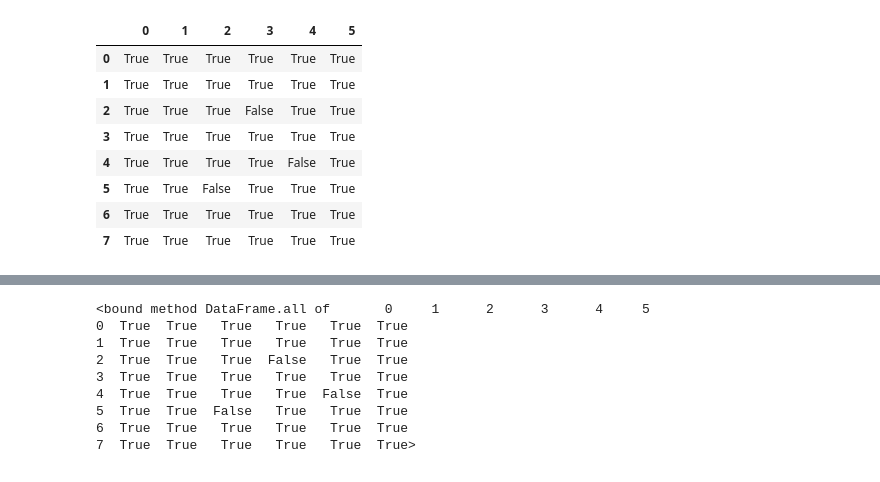
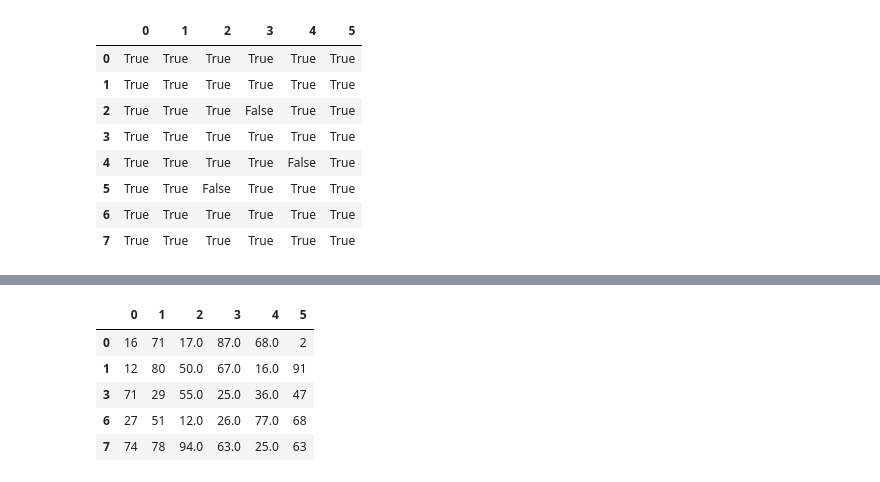
Before and after one commit to LangKeOvO/datecontest, a Jupyter notebook: ttest/temp/基于pandas的数据清洗.ipynb, the cells around one changed output, grey strips where cells are left out. Saved outputs shown, nothing was run; the diff lists cells and outputs as text; code cells hidden in the pictures.

```diff
--- a/ttest/temp/基于pandas的数据清洗.ipynb
+++ b/ttest/temp/基于pandas的数据清洗.ipynb
@@ -78,12 +78,10 @@ df.drop(labels=drop_index, axis=0) # 将缺失行删除
 # %%
-df.notnull().all
+df.notnull().all(axis=1)
+df.loc[df.notnull().all(axis=1)]
 # %% [output]
-<bound method DataFrame.all of       0     1      2      3      4     5
-0  True  True   True   True   True  True
-1  True  True   True   True   True  True
-2  True  True   True  False   True  True
-3  True  True   True   True   True  True
-4  True  True   True   True  False  True
-5  True  True  False   True   True  True
-6  True  True   True   True   True  True
-7  True  True   True   True   True  True>
+|  | 0 | 1 | 2 | 3 | 4 | 5 |
+| 0 | 16 | 71 | 17.0 | 87.0 | 68.0 | 2 |
+| 1 | 12 | 80 | 50.0 | 67.0 | 16.0 | 91 |
+| 3 | 71 | 29 | 55.0 | 25.0 | 36.0 | 47 |
+| 6 | 27 | 51 | 12.0 | 26.0 | 77.0 | 68 |
+| 7 | 74 | 78 | 94.0 | 63.0 | 25.0 | 63 |
```
Also changed, not shown: parts of 9 cells of this notebook, 21 other files.
